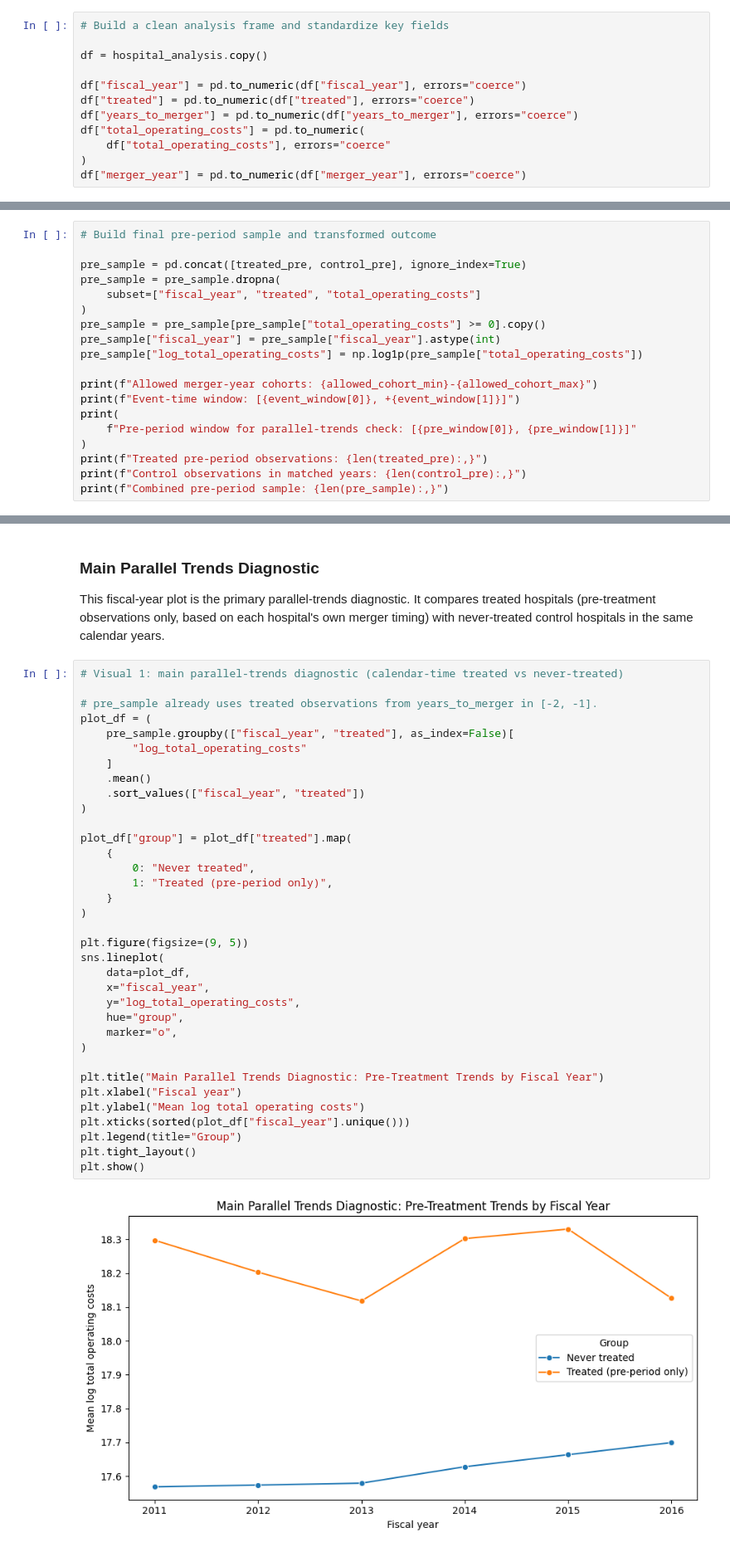
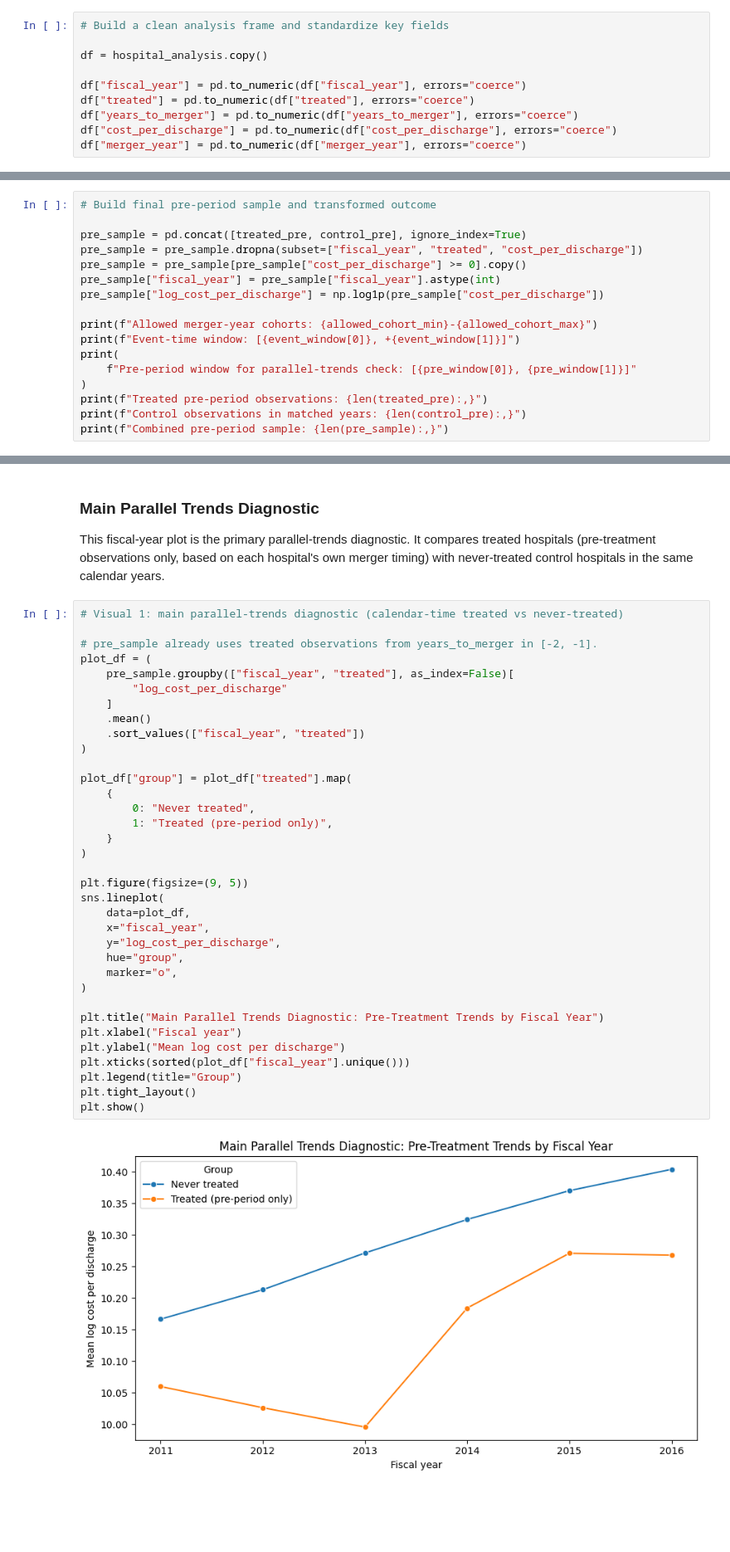
Before and after one commit to FarnooshMemari/IDS_701_final_project, a Jupyter notebook: 04_main_analysis/parallel_trend_analysis.ipynb, the cells around one changed output, grey strips where cells are left out. Shown at 83% size. Saved outputs shown, nothing was run; the diff lists cells and outputs as text; blank space fills up the shorter version.

Commit message:
Update parallel trends analysis to cost per discharge

```diff
--- a/04_main_analysis/parallel_trend_analysis.ipynb
+++ b/04_main_analysis/parallel_trend_analysis.ipynb
@@ -120,9 +120,7 @@ df = hospital_analysis.copy()
 df["fiscal_year"] = pd.to_numeric(df["fiscal_year"], errors="coerce")
 df["treated"] = pd.to_numeric(df["treated"], errors="coerce")
 df["years_to_merger"] = pd.to_numeric(df["years_to_merger"], errors="coerce")
-df["total_operating_costs"] = pd.to_numeric(
-    df["total_operating_costs"], errors="coerce"
-)
+df["cost_per_discharge"] = pd.to_numeric(df["cost_per_discharge"], errors="coerce")
 df["merger_year"] = pd.to_numeric(df["merger_year"], errors="coerce")
 # %%
 # Restrict treated units to allowed staggered cohorts and event-time window
@@ -149,12 +147,10 @@ control_pre = df[(df["treated"] == 0) & (df["fiscal_year"].isin(pre_years))].cop
 # Build final pre-period sample and transformed outcome
 
 pre_sample = pd.concat([treated_pre, control_pre], ignore_index=True)
-pre_sample = pre_sample.dropna(
-    subset=["fiscal_year", "treated", "total_operating_costs"]
-)
-pre_sample = pre_sample[pre_sample["total_operating_costs"] >= 0].copy()
+pre_sample = pre_sample.dropna(subset=["fiscal_year", "treated", "cost_per_discharge"])
+pre_sample = pre_sample[pre_sample["cost_per_discharge"] >= 0].copy()
 pre_sample["fiscal_year"] = pre_sample["fiscal_year"].astype(int)
-pre_sample["log_total_operating_costs"] = np.log1p(pre_sample["total_operating_costs"])
+pre_sample["log_cost_per_discharge"] = np.log1p(pre_sample["cost_per_discharge"])
 
 print(f"Allowed merger-year cohorts: {allowed_cohort_min}-{allowed_cohort_max}")
 print(f"Event-time window: [{event_window[0]}, +{event_window[1]}]")
@@ -181,37 +177,37 @@ This fiscal-year plot is the primary parallel-trends diagnostic. It compares tre
 # pre_sample already uses treated observations from years_to_merger in [-2, -1].
 plot_df = (
     pre_sample.groupby(["fiscal_year", "treated"], as_index=False)[
-        "log_total_operating_costs"
+        "log_cost_per_discharge"
     ]
     .mean()
     .sort_values(["fiscal_year", "treated"])
 )
 
 plot_df["group"] = plot_df["treated"].map(
     {
         0: "Never treated",
         1: "Treated (pre-period only)",
     }
 )
 
 plt.figure(figsize=(9, 5))
 sns.lineplot(
     data=plot_df,
     x="fiscal_year",
-    y="log_total_operating_costs",
+    y="log_cost_per_discharge",
     hue="group",
     marker="o",
 )
 
 plt.title("Main Parallel Trends Diagnostic: Pre-Treatment Trends by Fiscal Year")
 plt.xlabel("Fiscal year")
-plt.ylabel("Mean log total operating costs")
+plt.ylabel("Mean log cost per discharge")
 plt.xticks(sorted(plot_df["fiscal_year"].unique()))
 plt.legend(title="Group")
 plt.tight_layout()
 plt.show()
 # %% [output]
-[figure, old version]
+[figure, new version]
 # %% [markdown]
 ### Descriptive Event-Time Visualization (Treated Only)
 
```
Also changed, not shown: parts of 6 cells of this notebook.
